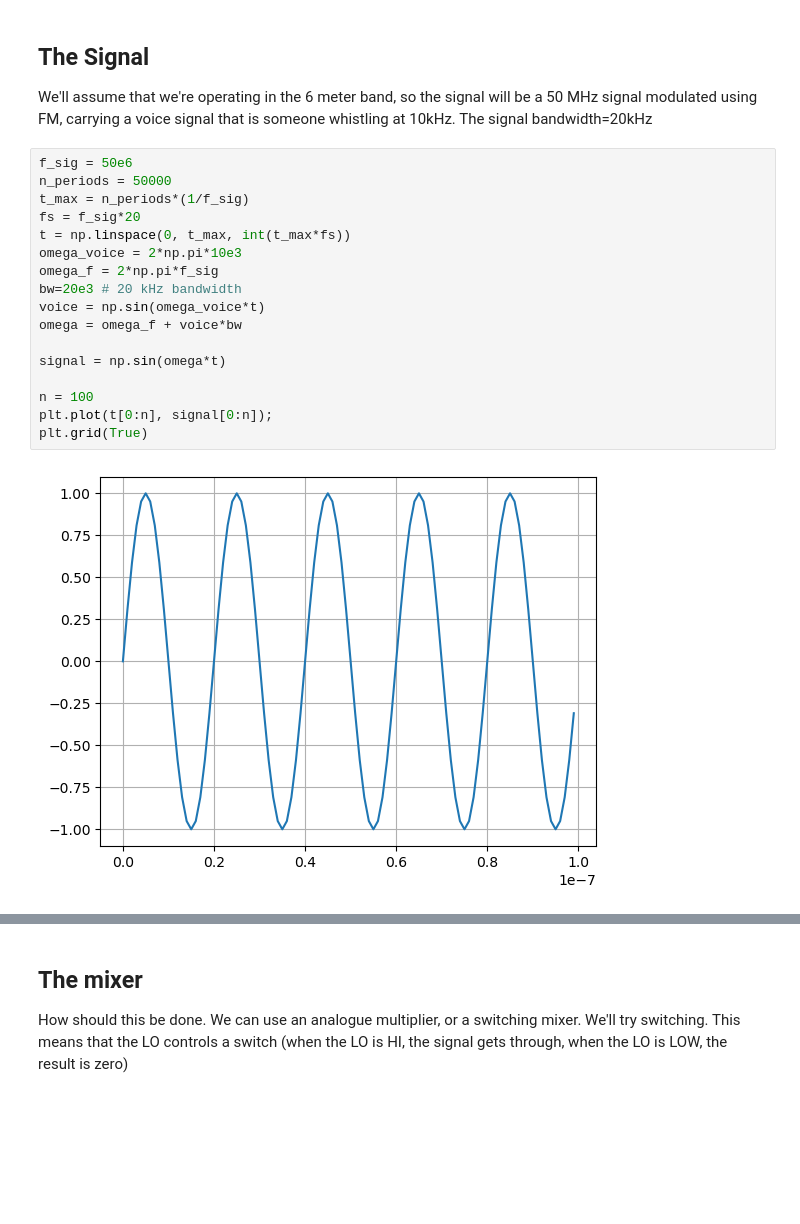
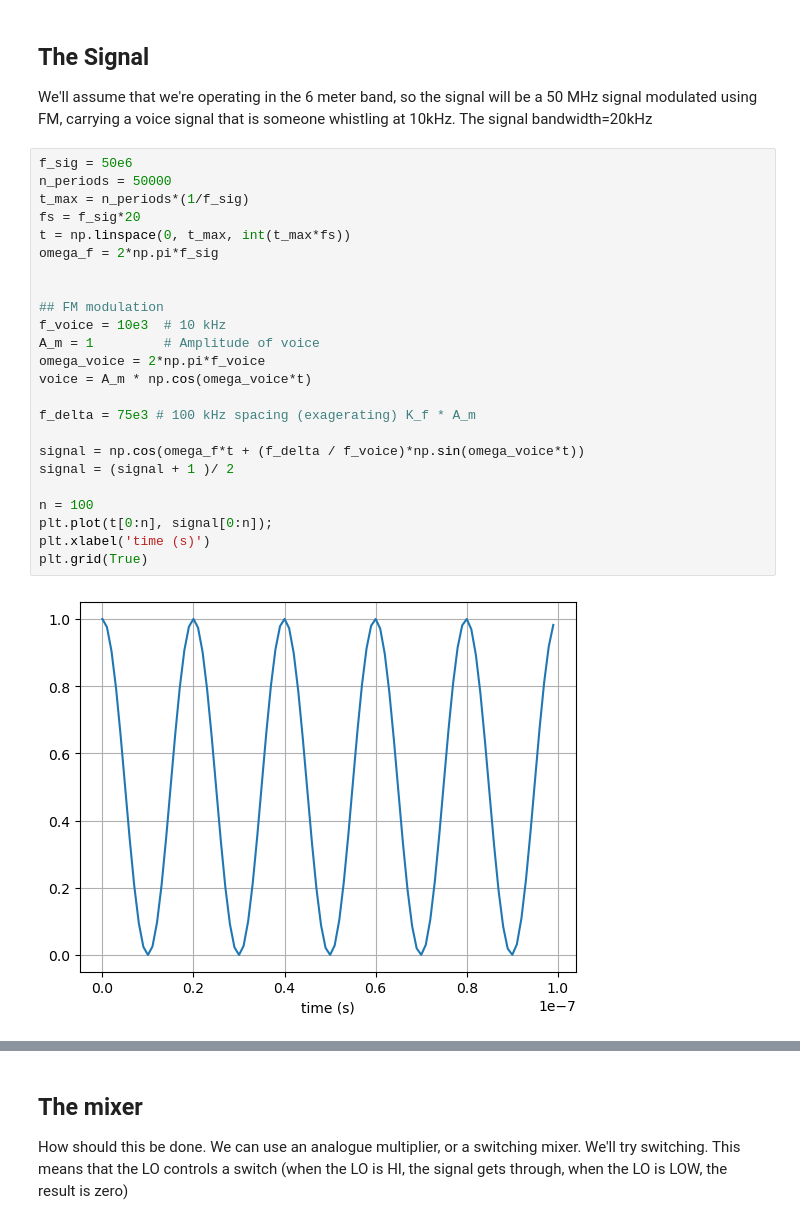
Before and after one commit to tmolteno/zl4aa, a Jupyter notebook: sdr/model/SDR_Simulation.ipynb, the cells around one changed output, grey strips where cells are left out. Drawn from its saved outputs; the diff is of its cells as text; blank space fills up the shorter version.

```diff
--- a/sdr/model/SDR_Simulation.ipynb
+++ b/sdr/model/SDR_Simulation.ipynb
@@ -16,20 +16,27 @@ We'll assume that we're operating in the 6 meter band, so the signal will be a 5
 # %%
 f_sig = 50e6
 n_periods = 50000
 t_max = n_periods*(1/f_sig)
 fs = f_sig*20
 t = np.linspace(0, t_max, int(t_max*fs))
-omega_voice = 2*np.pi*10e3
 omega_f = 2*np.pi*f_sig
-bw=20e3 # 20 kHz bandwidth
-voice = np.sin(omega_voice*t)
-omega = omega_f + voice*bw
 
-signal = np.sin(omega*t)
+
+## FM modulation
+f_voice = 10e3  # 10 kHz
+A_m = 1         # Amplitude of voice
+omega_voice = 2*np.pi*f_voice
+voice = A_m * np.cos(omega_voice*t)
+
+f_delta = 75e3 # 100 kHz spacing (exagerating) K_f * A_m
+
+signal = np.cos(omega_f*t + (f_delta / f_voice)*np.sin(omega_voice*t))
+signal = (signal + 1 )/ 2
 
 n = 100
 plt.plot(t[0:n], signal[0:n]);
+plt.xlabel('time (s)')
 plt.grid(True)
 # %% [output]
-[figure, old version]
+[figure, new version]
 # %%
```
Also changed, not shown: parts of 24 cells of this notebook, 9 other files.
